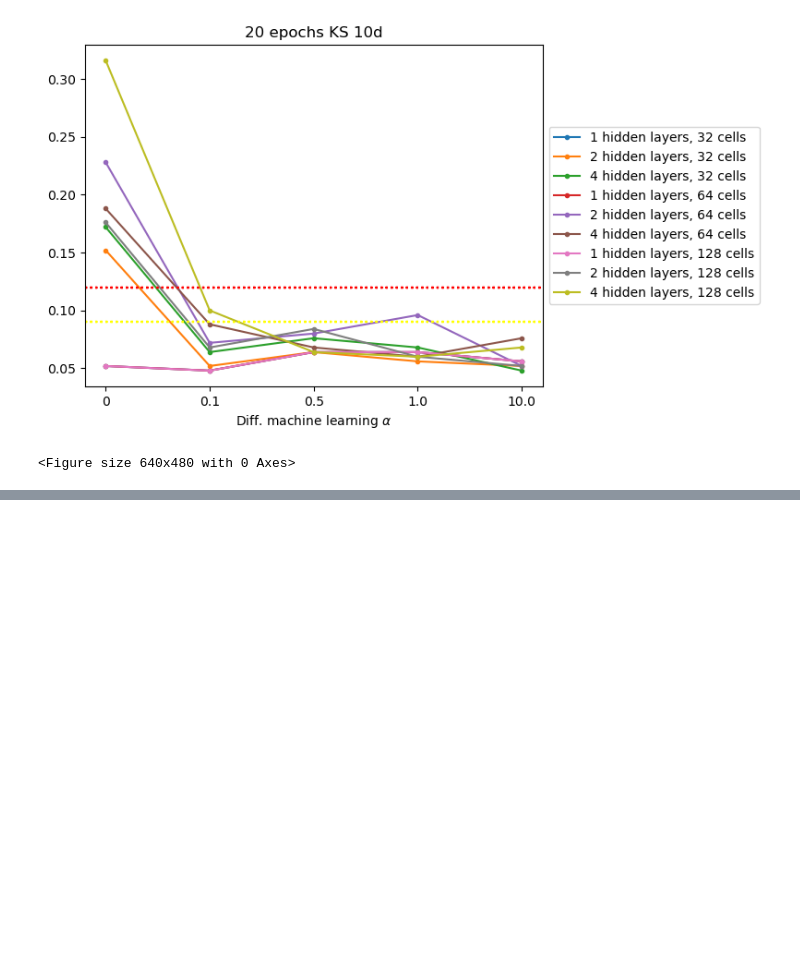
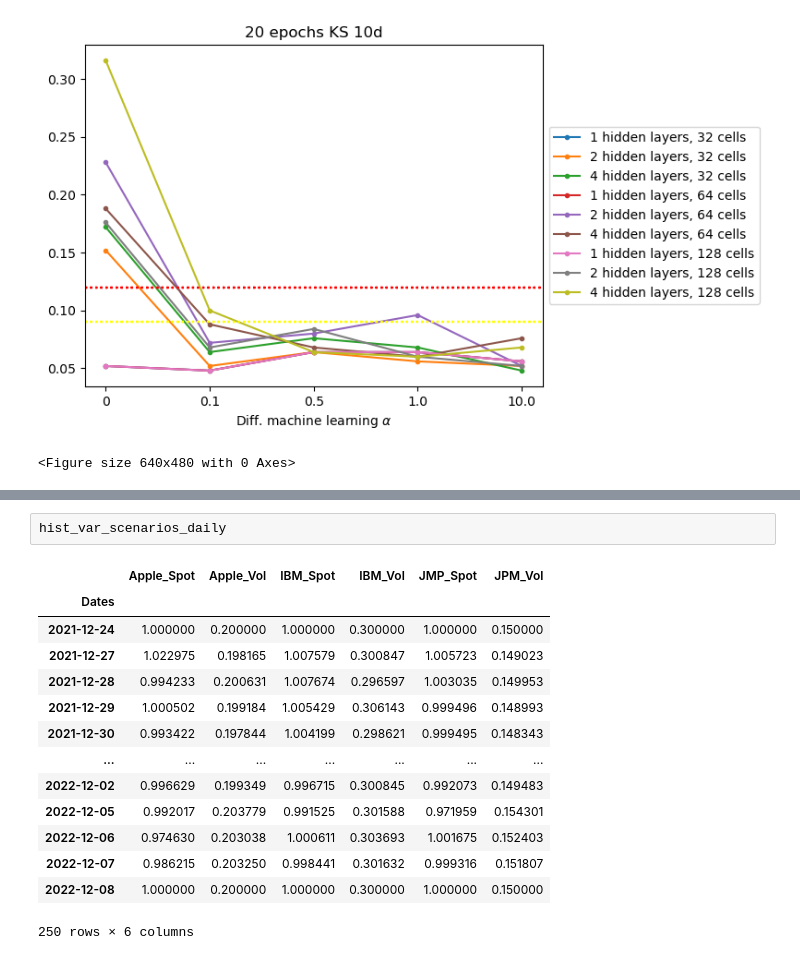
Before and after one commit to Lolillosky/PHD_Code, a Jupyter notebook: NOTEBOOKS/Market_Risk.ipynb, the cells around one changed output, grey strips where cells are left out. Drawn from its saved outputs; the diff is of its cells as text; blank space fills up the shorter version.

```diff
--- a/NOTEBOOKS/Market_Risk.ipynb
+++ b/NOTEBOOKS/Market_Risk.ipynb
@@ -334,0 +514,17 @@ ModelHandlers.plot_model_results(models, alphas, cells_layer, num_hidden_layers,
+# %%
+hist_var_scenarios_daily
+# %% [output]
+|  | Apple_Spot | Apple_Vol | IBM_Spot | IBM_Vol | JMP_Spot | JPM_Vol |
+| Dates |  |  |  |  |  |  |
+| 2021-12-24 | 1.000000 | 0.200000 | 1.000000 | 0.300000 | 1.000000 | 0.150000 |
+| 2021-12-27 | 1.022975 | 0.198165 | 1.007579 | 0.300847 | 1.005723 | 0.149023 |
+| 2021-12-28 | 0.994233 | 0.200631 | 1.007674 | 0.296597 | 1.003035 | 0.149953 |
+| 2021-12-29 | 1.000502 | 0.199184 | 1.005429 | 0.306143 | 0.999496 | 0.148993 |
+| 2021-12-30 | 0.993422 | 0.197844 | 1.004199 | 0.298621 | 0.999495 | 0.148343 |
+| ... | ... | ... | ... | ... | ... | ... |
+| 2022-12-02 | 0.996629 | 0.199349 | 0.996715 | 0.300845 | 0.992073 | 0.149483 |
+| 2022-12-05 | 0.992017 | 0.203779 | 0.991525 | 0.301588 | 0.971959 | 0.154301 |
+| 2022-12-06 | 0.974630 | 0.203038 | 1.000611 | 0.303693 | 1.001675 | 0.152403 |
+| 2022-12-07 | 0.986215 | 0.203250 | 0.998441 | 0.301632 | 0.999316 | 0.151807 |
+| 2022-12-08 | 1.000000 | 0.200000 | 1.000000 | 0.300000 | 1.000000 | 0.150000 |
+250 rows × 6 columns
```
Also changed, not shown: parts of 17 cells of this notebook, 1 other file.
